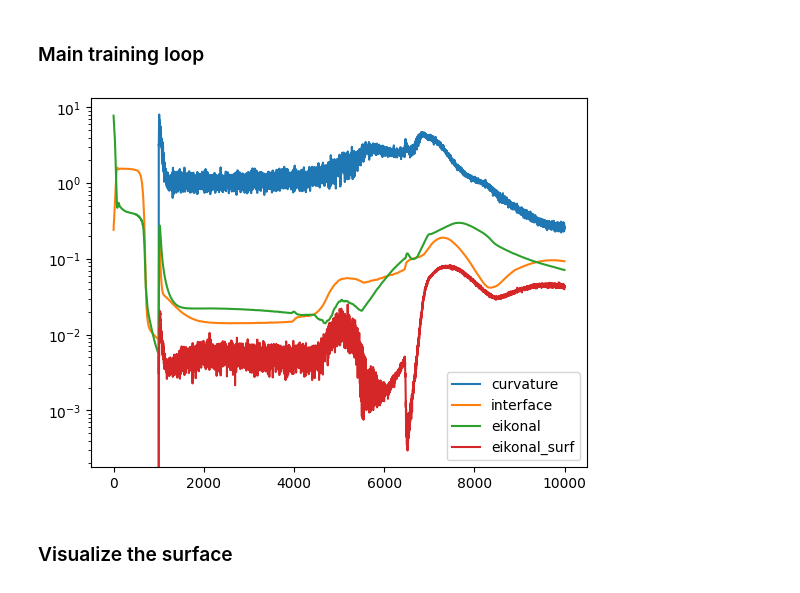
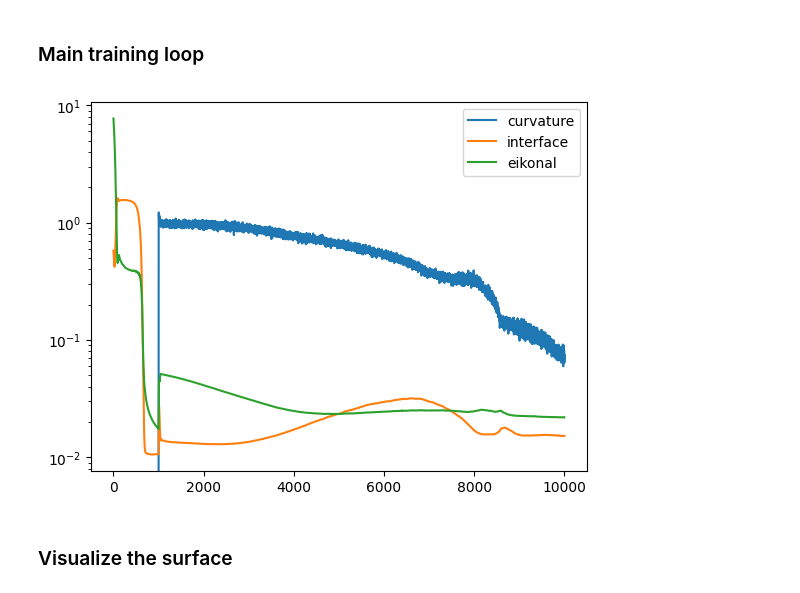
Before and after one commit to JamesAndrewKing/GaussNewtonShapes, a Jupyter notebook: notebooks/minimal_surface_ALM.ipynb, the cells around one changed output. Cells and saved outputs as stored; diff of their text form; code cells hidden in the pictures.

```diff
--- a/notebooks/minimal_surface_ALM.ipynb
+++ b/notebooks/minimal_surface_ALM.ipynb
@@ -189,7 +193,8 @@ def calculate_A_laplacian(v_laplacian_phi, params, pts):
     return A_laplacian
 # %%
 ## Losses
-constraint_keys = ['curvature', 'interface', 'eikonal', 'eikonal_surf']
+# constraint_keys = ['curvature', 'interface', 'eikonal', 'eikonal_surf']
+constraint_keys = ['curvature', 'interface', 'eikonal']
 objective_keys = []
 ## NOTE: if you don't want to use ALM, specify all losses as objectives
 # constraint_keys = []
@@ -247,7 +252,7 @@ for i in (pbar := trange(10000)):
             # Hs = vf_xx(params, pts).squeeze(1)
             if use_laplacian:=1:
                 mean_curvatures = v_laplacian_f(params, pts).squeeze(1)
-                losses['eikonal_surf'] = (Fs.square().sum(1).sqrt() - 1).square().mean() ## enforce eikonal on the surface
+                # losses['eikonal_surf'] = (Fs.square().sum(1).sqrt() - 1).square().mean() ## enforce eikonal on the surface
             else:
                 mean_curvatures = get_mean_curvature(Fs, Hs)
             losses['curvature'] = mean_curvatures.square().mean()
@@ -260,34 +265,34 @@ for i in (pbar := trange(10000)):
         loss += lambda_dict[key]*losses[key] + .5*mu_dict[key]*losses[key].square()
     ## Add objective(s)
     for key in objective_keys:
         # print(key, losses[key])
         loss += losses[key] ## TODO: with multiplier if multiple objectives?
 
     loss.backward()
     opt.step()
 
     ## ALM
     sub_loss_unweighted_dict = {key: losses[key].detach() for key in constraint_keys} ## TODO: this can be simplified. Just pass losses?
     mu_dict, lambda_dict, nu_dict = adaptive_penalty_update(mu_dict, lambda_dict, nu_dict, sub_loss_unweighted_dict)
 
     ## Log the individual losses for plotting
     for key in loss_keys:
         loss_over_iters[key][i] = losses[key].item()
 
     ## Log the losses in progress-bar
     desc = ''
     for key in loss_keys:
         desc += f"{key}: {losses[key].item():.2e} \t"
     pbar.set_description(desc)
 
 
 for loss_key in loss_keys:
     plt.plot(list(loss_over_iters[loss_key].keys()), list(loss_over_iters[loss_key].values()), label=loss_key)
 plt.semilogy()
 plt.legend()
 plt.show()
 # %% [output]
-[figure, old version]
+[figure, new version]
 # %% [markdown]
 ### Visualize the surface
 # %%
```
Also changed, not shown: parts of 4 cells of this notebook, 1 other file.
